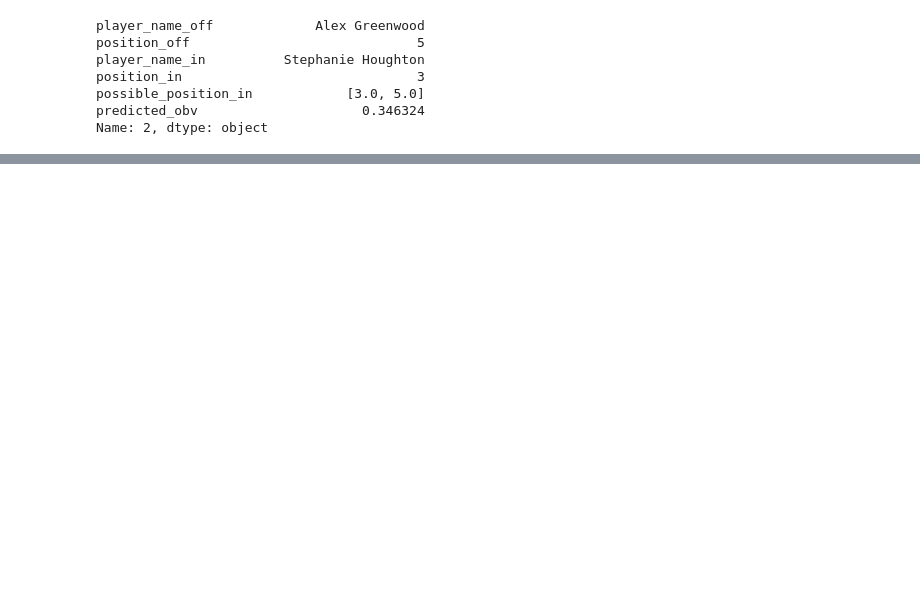
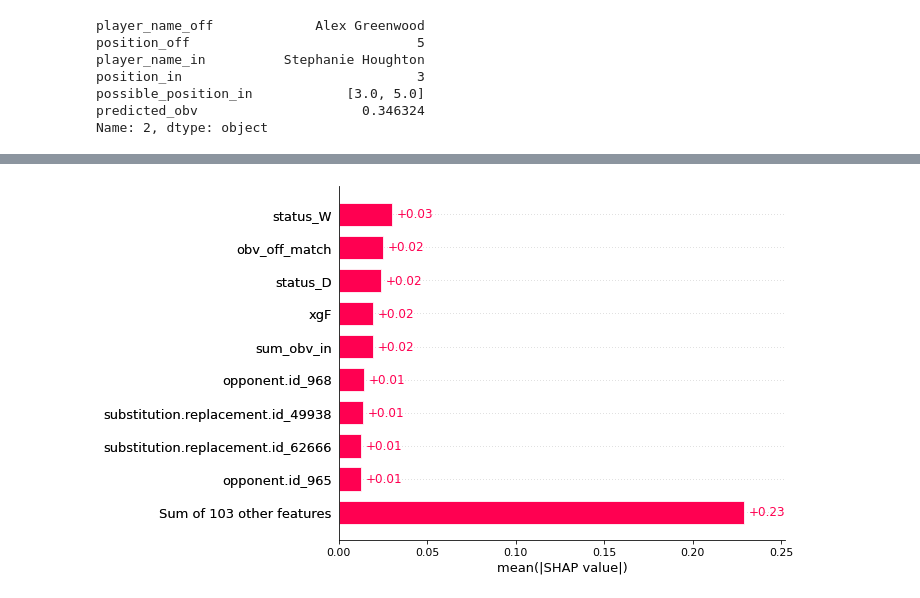
Before and after one commit to Juliette-De/Man-City-Hackathon, a Jupyter notebook: notebooks/Substitutions_exploration.ipynb, the cells around one changed output, grey strips where cells are left out. Saved outputs shown, nothing was run; the diff lists cells and outputs as text; code cells hidden in the pictures; blank space fills up the shorter version.

```diff
--- a/notebooks/Substitutions_exploration.ipynb
+++ b/notebooks/Substitutions_exploration.ipynb
@@ -720,0 +503,4 @@ total[total['player_name'] == 'Chloe Kelly']
+# %%
+shap.plots.bar(shap_values)
+# %% [output]
+[figure, added]
```
Also changed, not shown: parts of 46 cells of this notebook, 5 other files.
